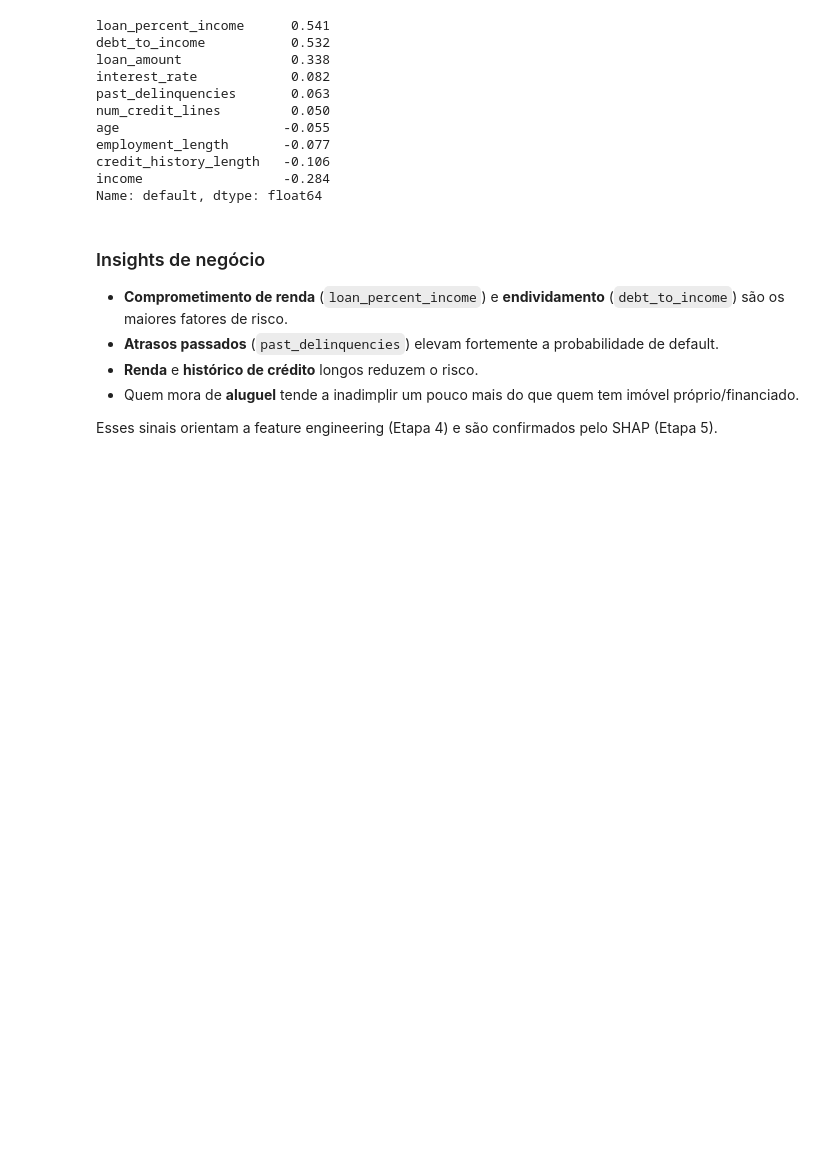
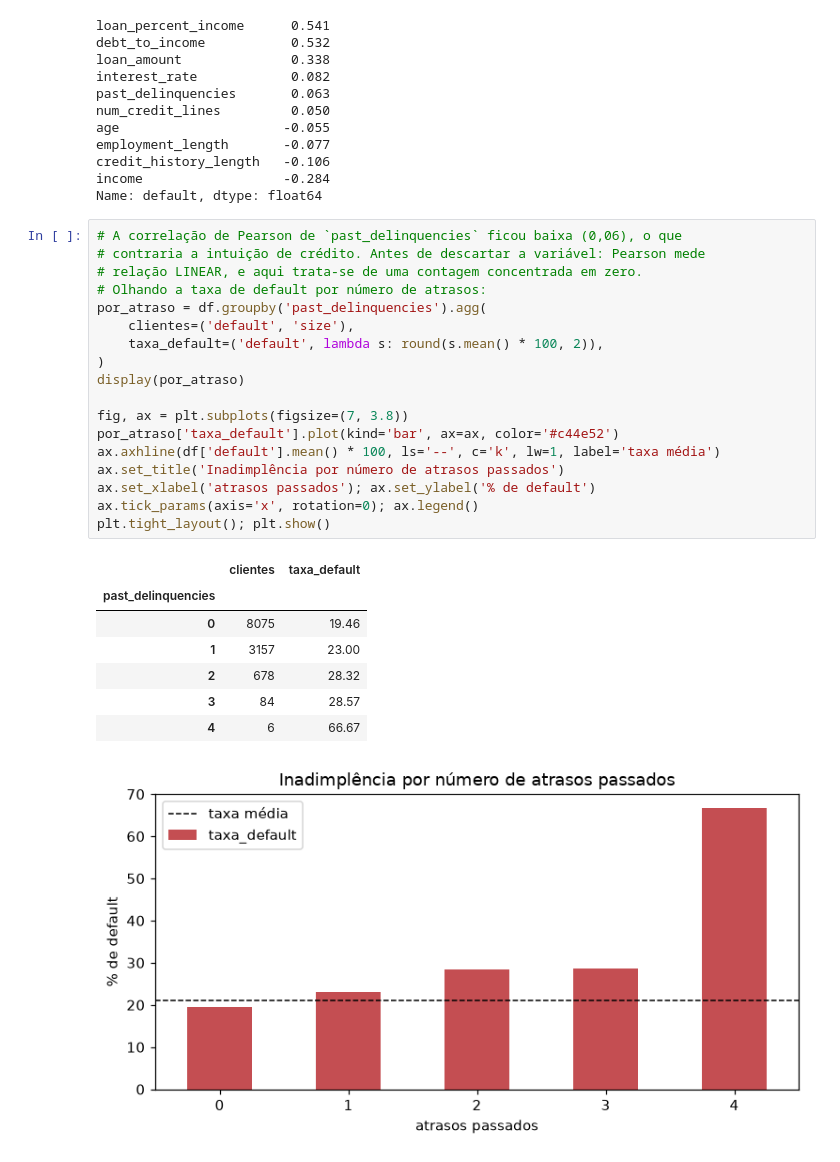
Before and after one commit to david-oliveira-dev/credit-risk-scoring, a Jupyter notebook: notebooks/01-eda.ipynb, the cells around one changed output. Saved outputs shown, nothing was run; the diff lists cells and outputs as text; blank space fills up the shorter version.

```diff
--- a/notebooks/01-eda.ipynb
+++ b/notebooks/01-eda.ipynb
@@ -170,12 +129,30 @@ employment_length       -0.077
 credit_history_length   -0.106
 income                  -0.284
 Name: default, dtype: float64
-# %% [markdown]
-### Insights de negócio
-
-- **Comprometimento de renda** (`loan_percent_income`) e **endividamento** (`debt_to_income`) são os maiores fatores de risco.
-- **Atrasos passados** (`past_delinquencies`) elevam fortemente a probabilidade de default.
-- **Renda** e **histórico de crédito** longos reduzem o risco.
-- Quem mora de **aluguel** tende a inadimplir um pouco mais do que quem tem imóvel próprio/financiado.
-
-Esses sinais orientam a feature engineering (Etapa 4) e são confirmados pelo SHAP (Etapa 5).
+# %%
+# A correlação de Pearson de `past_delinquencies` ficou baixa (0,06), o que
+# contraria a intuição de crédito. Antes de descartar a variável: Pearson mede
+# relação LINEAR, e aqui trata-se de uma contagem concentrada em zero.
+# Olhando a taxa de default por número de atrasos:
+por_atraso = df.groupby('past_delinquencies').agg(
+    clientes=('default', 'size'),
+    taxa_default=('default', lambda s: round(s.mean() * 100, 2)),
+)
+display(por_atraso)
+
+fig, ax = plt.subplots(figsize=(7, 3.8))
+por_atraso['taxa_default'].plot(kind='bar', ax=ax, color='#c44e52')
+ax.axhline(df['default'].mean() * 100, ls='--', c='k', lw=1, label='taxa média')
+ax.set_title('Inadimplência por número de atrasos passados')
+ax.set_xlabel('atrasos passados'); ax.set_ylabel('% de default')
+ax.tick_params(axis='x', rotation=0); ax.legend()
+plt.tight_layout(); plt.show()
+# %% [output]
+|  | clientes | taxa_default |
+| past_delinquencies |  |  |
+| 0 | 8075 | 19.46 |
+| 1 | 3157 | 23.00 |
+| 2 | 678 | 28.32 |
+| 3 | 84 | 28.57 |
+| 4 | 6 | 66.67 |
+[figure, added]
```
Also changed, not shown: parts of 2 cells of this notebook.
